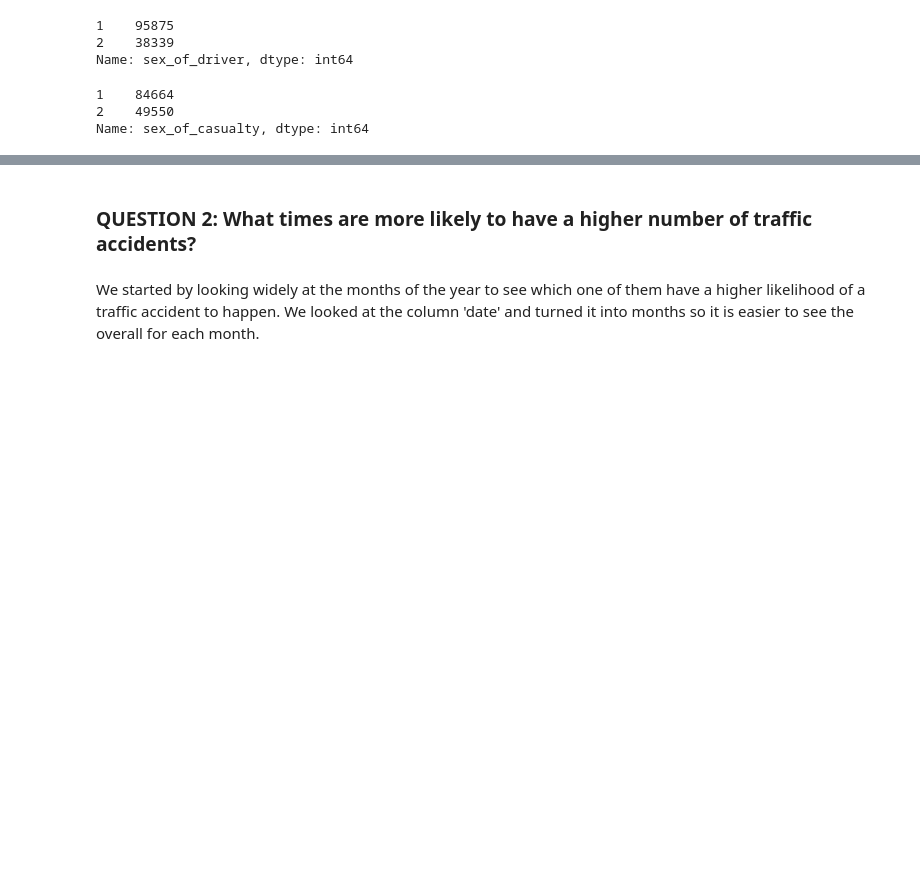
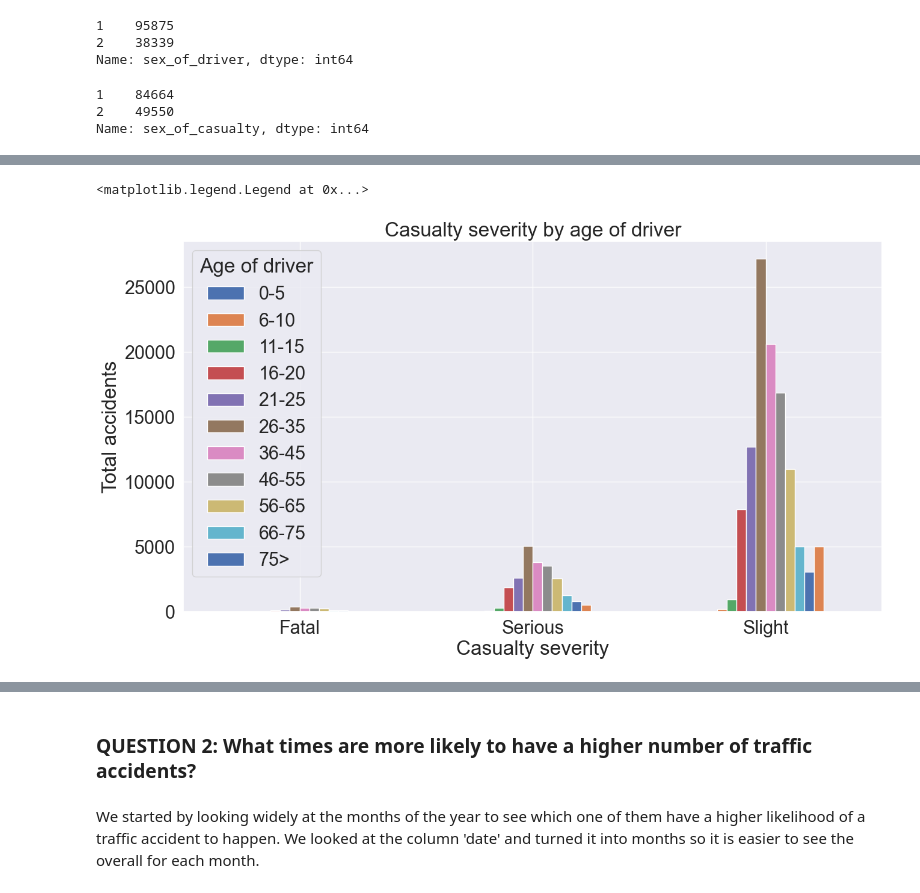
Before and after one commit to clarissa-lo/CFG_project, a Jupyter notebook: Project code/Data analysis.ipynb, the cells around one changed output, grey strips where cells are left out. Cells and saved outputs as stored; diff of their text form; code cells hidden in the pictures; blank space fills up the shorter version.

```diff
--- a/Project code/Data analysis.ipynb
+++ b/Project code/Data analysis.ipynb
@@ -298,16 +356,19 @@ plt.legend(title="Gender of driver", labels=["Male", "Female"], loc="upper left"
 # %%
 PIVOT_TBL_1d = GEN_AGE_AF.pivot_table(
    index = 'casualty_severity',
    columns="age_band_of_driver",
    aggfunc = "count") ["sex_of_driver"]
 
 PIVOT_TBL_1d.plot(kind="bar", figsize=(15,8))
 
 plt.xlabel('Casualty severity')
 plt.xticks(range(0,3),labels=(severity),rotation ='horizontal')
 plt.ylabel('Total accidents')
 plt.title('Casualty severity by age of driver')
-plt.legend(title="Age of driver", labels=driver_age_band, loc="upper left")
+plt.legend(title="Age of driver", labels=age_band, loc="upper left")
+# %% [output]
+<matplotlib.legend.Legend at 0x...>
+[figure, added]
 # %%
 PIVOT_TBL_1e = GEN_AGE_AF.pivot_table(
    index = 'casualty_severity',
```
Also changed, not shown: parts of 32 cells of this notebook.
